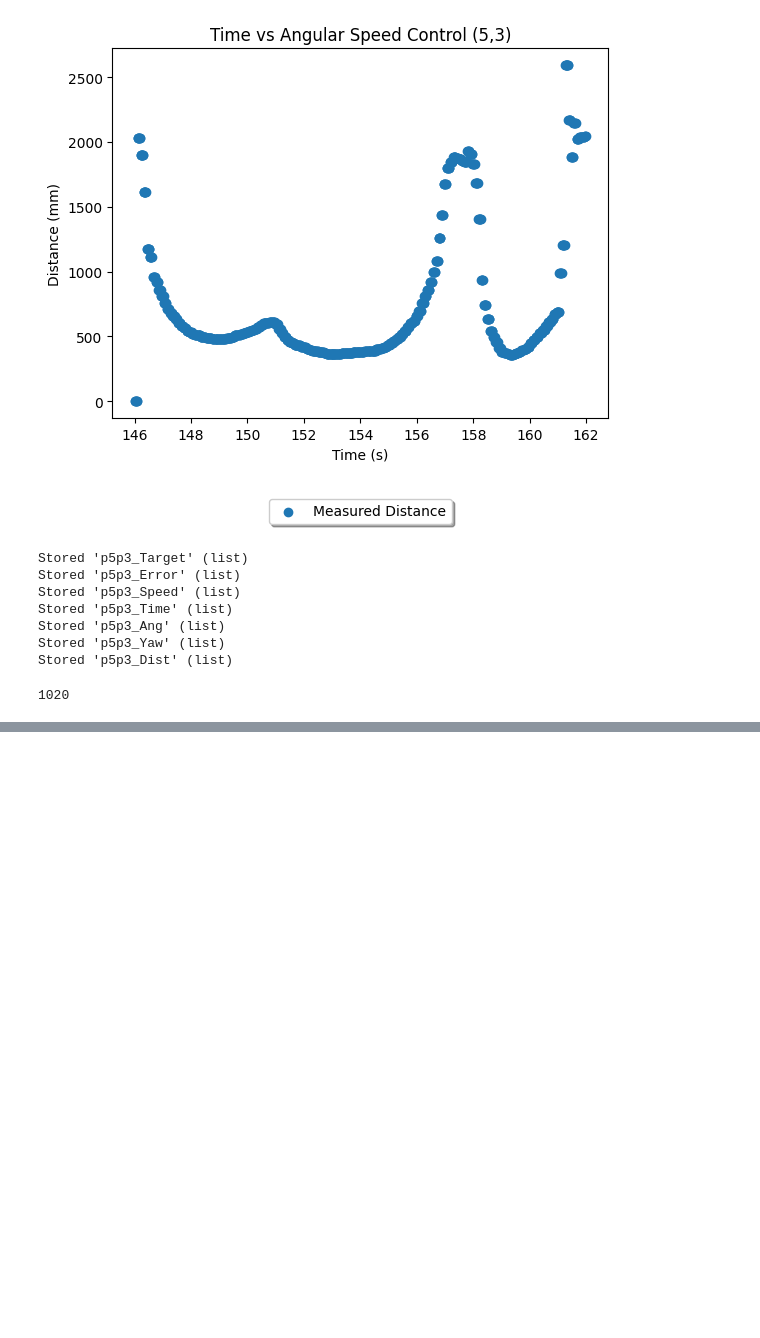
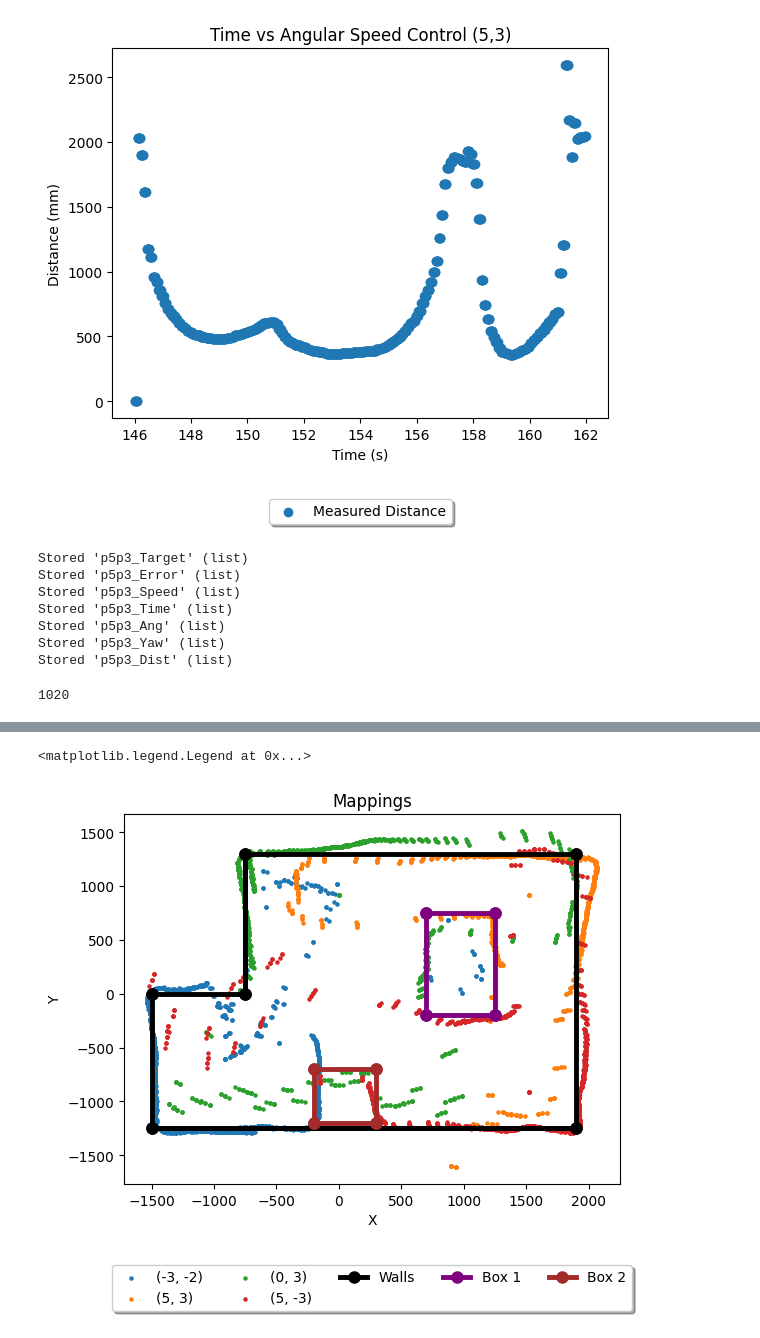
Before and after one commit to Kumagi360/Fast_Robots_Portfolio, a Jupyter notebook: lab9/ble_python/lab9.ipynb, the cells around one changed output, grey strips where cells are left out. Saved outputs shown, nothing was run; the diff lists cells and outputs as text; code cells hidden in the pictures; blank space fills up the shorter version.

```diff
--- a/lab9/ble_python/lab9.ipynb
+++ b/lab9/ble_python/lab9.ipynb
@@ -198,0 +278,38 @@ print(len(p5p3_Time))
+# %%
+walls_start = [(-750, 1300), (1900, 1300), (-1500, -1250), (-1500, -1250), (-1500, 0), (-750, 1300)]
+walls_end = [(1900, 1300), (1900, -1250), (1900, -1250), (-1500, 0), (-750, 0), (-750, 0)]
+walls_plot_x = [-750, 1900, 1900, 1900, -1500, 1900, -1500, -1500, -1500, -750, -750, -750]
+walls_plot_y = [1300, 1300, 1300, -1250, -1250, -1250, -1250, 0, 0, 0, 1300, 0]
+
+box1_start = [(700, 750), (1250, 750), (1250, -200), (700, -200)]
+box1_end = [(1250, 750), (1250, -200), (700, -200), (700, 750)]
+box1_plot_x = [700, 1250, 1250, 1250, 1250, 700, 700, 700]
+box1_plot_y = [750, 750, 750, -200, -200, -200, -200, 750]
+
+box2_start = [(-200, -700), (300, -700), (300, -1200), (-200, -1200)]
+box2_end = [(300, -700), (300, -1200), (-200, -1200), (-200, -700)]
+box2_plot_x = [-200, 300, 300, 300, 300, -200, -200, -200]
+box2_plot_y = [-700, -700, -700, -1200, -1200, -1200, -1200, -700]
+# %%
+plt.scatter(outX_n3n2, outY_n3n2, label = "(-3, -2)", s= 5)
+plt.scatter(outX_p5p3, outY_p5p3, label = "(5, 3)", s= 5)
+plt.scatter(outX_p0p3, outY_p0p3, label = "(0, 3)", s= 5)
+plt.scatter(outX_p5n3, outY_p5n3, label = "(5, -3)", s= 5)
+
+plt.plot(walls_plot_x, walls_plot_y, color='black', linestyle='solid', marker='o',
+     markerfacecolor='black', markersize=8, linewidth=3.5, label = "Walls")
+
+plt.plot(box1_plot_x, box1_plot_y, color='purple', linestyle='solid', marker='o',
+     markerfacecolor='purple', markersize=8, linewidth=3.5, label = "Box 1")
+
+plt.plot(box2_plot_x, box2_plot_y, color='brown', linestyle='solid', marker='o',
+     markerfacecolor='brown', markersize=8, linewidth=3.5, label = "Box 2")
+
+plt.title("Mappings")
+plt.xlabel("X")
+plt.ylabel("Y")
+plt.legend(loc='upper center', bbox_to_anchor=(0.5, -0.2),
+          fancybox=True, shadow=True, ncol=5)
+# %% [output]
+<matplotlib.legend.Legend at 0x...>
+[figure, added]
```
Also changed, not shown: parts of 8 cells of this notebook, 27 other files.
